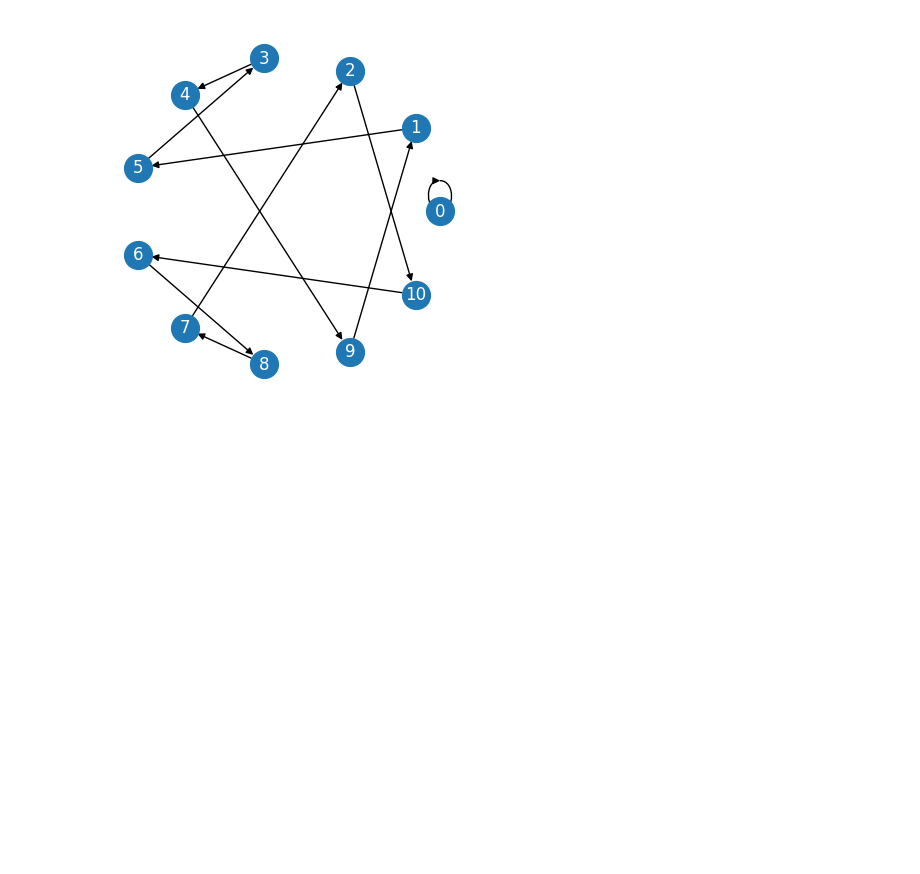
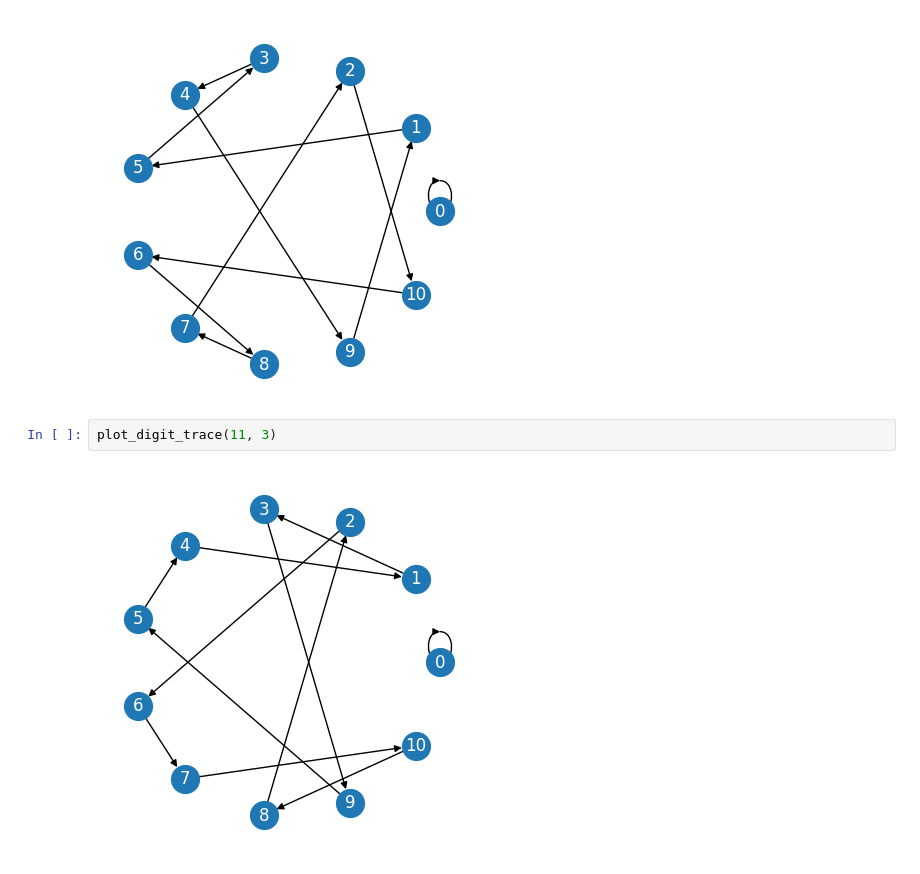
Before and after one commit to jelaiw/number-theory-class, a Jupyter notebook: fermats_little_theorem.ipynb, the cells around one changed output. Cells and saved outputs as stored; diff of their text form; blank space fills up the shorter version.

Commit message:
Plot f=3 and f=4 for prime modulus 11.

```diff
--- a/fermats_little_theorem.ipynb
+++ b/fermats_little_theorem.ipynb
@@ -37,3 +37,7 @@ plot_digit_trace(11, 2)
 plot_digit_trace(11, 5)
 # %% [output]
 [figure]
+# %%
+plot_digit_trace(11, 3)
+# %% [output]
+[figure, added]
```
Also changed, not shown: parts of 1 cell of this notebook.
